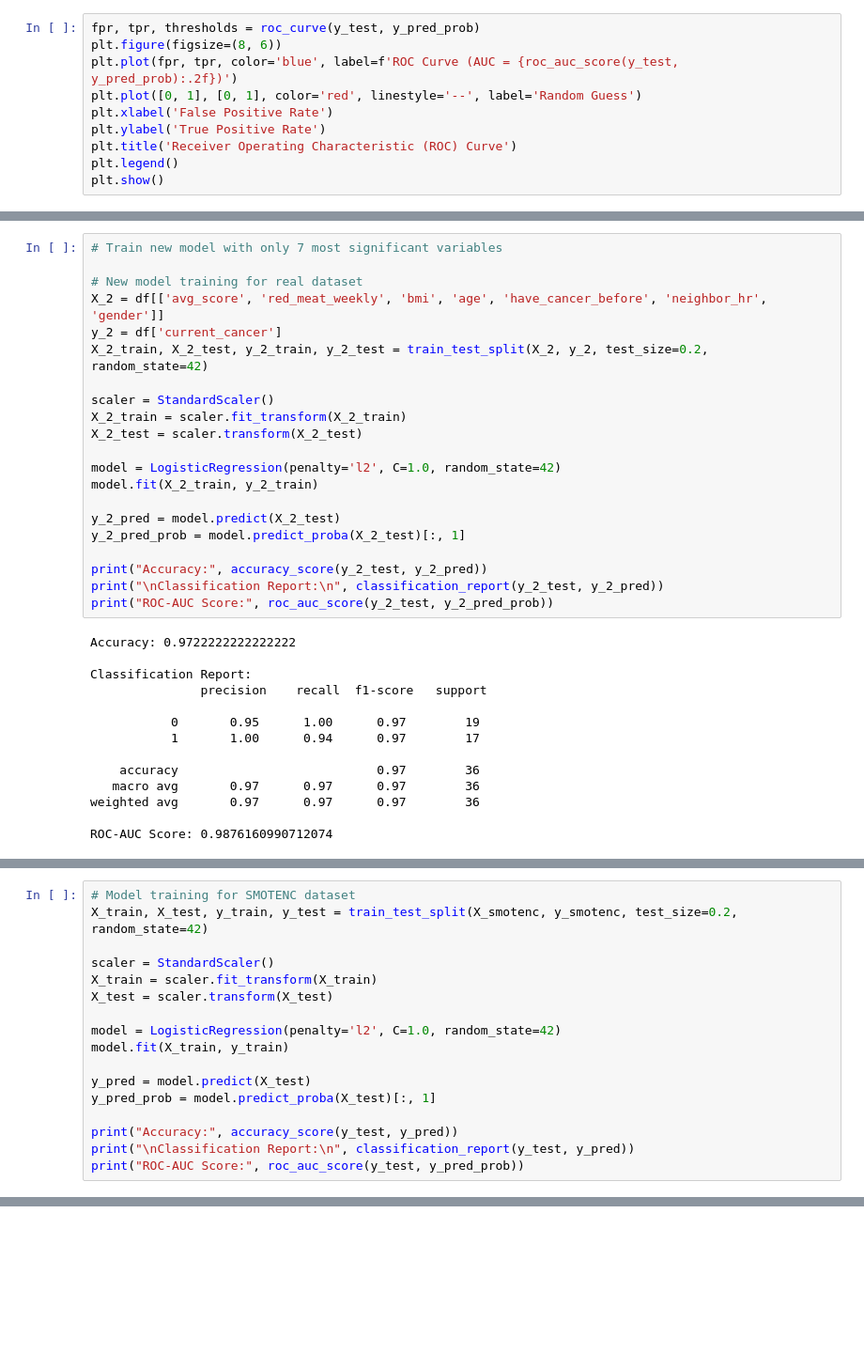
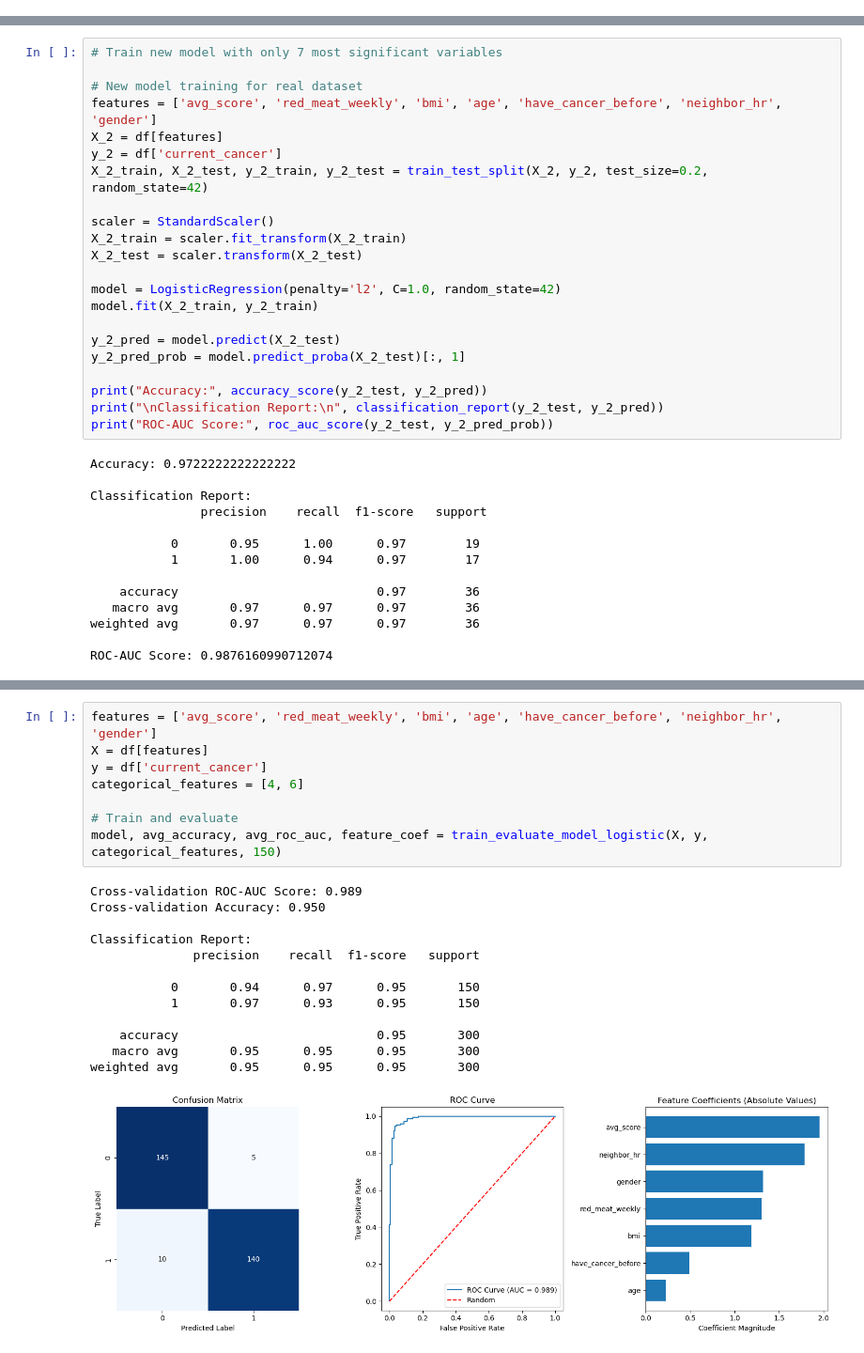
Before and after one commit to rebeccacombs/cura_ml, a Jupyter notebook: lr_prediction.ipynb, the cells around one changed output, grey strips where cells are left out. Shown at 94% size. Cells and saved outputs as stored; diff of their text form; blank space fills up the shorter version.

```diff
--- a/lr_prediction.ipynb
+++ b/lr_prediction.ipynb
@@ -289,13 +296,3 @@ Classification Report (L2 Regularization):
     accuracy                           0.97        36
    macro avg       0.97      0.97      0.97        36
 weighted avg       0.97      0.97      0.97        36
-# %%
-fpr, tpr, thresholds = roc_curve(y_test, y_pred_prob)
-plt.figure(figsize=(8, 6))
-plt.plot(fpr, tpr, color='blue', label=f'ROC Curve (AUC = {roc_auc_score(y_test, y_pred_prob):.2f})')
-plt.plot([0, 1], [0, 1], color='red', linestyle='--', label='Random Guess')
-plt.xlabel('False Positive Rate')
-plt.ylabel('True Positive Rate')
-plt.title('Receiver Operating Characteristic (ROC) Curve')
-plt.legend()
-plt.show()
@@ -364,7 +318,8 @@ plt.show()
 # Train new model with only 7 most significant variables
 
 # New model training for real dataset
-X_2 = df[['avg_score', 'red_meat_weekly', 'bmi', 'age', 'have_cancer_before', 'neighbor_hr', 'gender']]
+features = ['avg_score', 'red_meat_weekly', 'bmi', 'age', 'have_cancer_before', 'neighbor_hr', 'gender']
+X_2 = df[features]
 y_2 = df['current_cancer']
 X_2_train, X_2_test, y_2_train, y_2_test = train_test_split(X_2, y_2, test_size=0.2, random_state=42)
 
@@ -432,17 +483,0 @@ Resampled dataset size: (537, 13), (537,)
-# %%
-# Model training for SMOTENC dataset
-X_train, X_test, y_train, y_test = train_test_split(X_smotenc, y_smotenc, test_size=0.2, random_state=42)
-
-scaler = StandardScaler()
-X_train = scaler.fit_transform(X_train)
-X_test = scaler.transform(X_test)
-
-model = LogisticRegression(penalty='l2', C=1.0, random_state=42)
-model.fit(X_train, y_train)
-
-y_pred = model.predict(X_test)
-y_pred_prob = model.predict_proba(X_test)[:, 1]
-
-print("Accuracy:", accuracy_score(y_test, y_pred))
-print("\nClassification Report:\n", classification_report(y_test, y_pred))
-print("ROC-AUC Score:", roc_auc_score(y_test, y_pred_prob))
@@ -456 +602,23 @@ print(f"Average cross-validation accuracy: {cv_scores.mean()}")
+# %%
+features = ['avg_score', 'red_meat_weekly', 'bmi', 'age', 'have_cancer_before', 'neighbor_hr', 'gender']
+X = df[features]
+y = df['current_cancer']
+categorical_features = [4, 6]
+
+# Train and evaluate
+model, avg_accuracy, avg_roc_auc, feature_coef = train_evaluate_model_logistic(X, y, categorical_features, 150)
+# %% [output]
+Cross-validation ROC-AUC Score: 0.989
+Cross-validation Accuracy: 0.950
+
+Classification Report:
+              precision    recall  f1-score   support
+
+           0       0.94      0.97      0.95       150
+           1       0.97      0.93      0.95       150
+
+    accuracy                           0.95       300
+   macro avg       0.95      0.95      0.95       300
+weighted avg       0.95      0.95      0.95       300
+[figure, added]
 # %%
```
Also changed, not shown: parts of 17 cells of this notebook.
